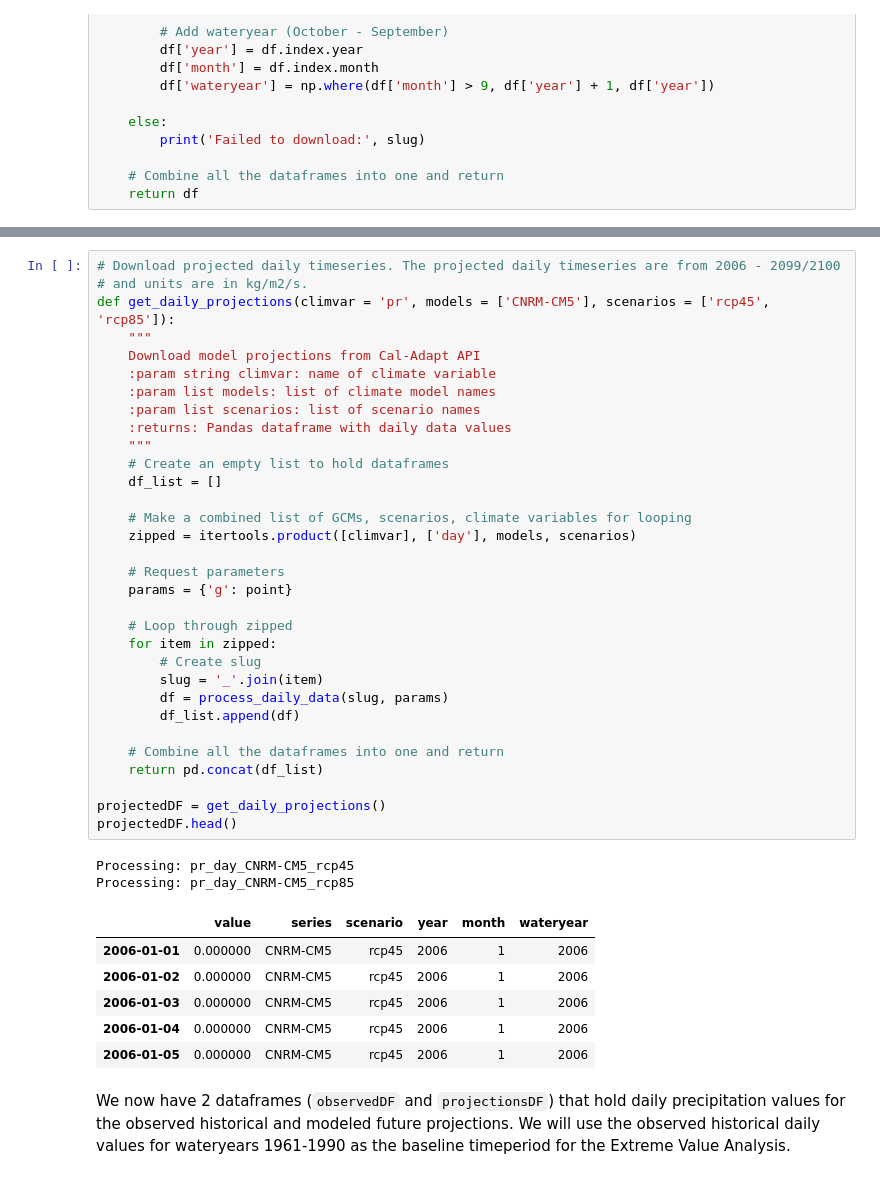
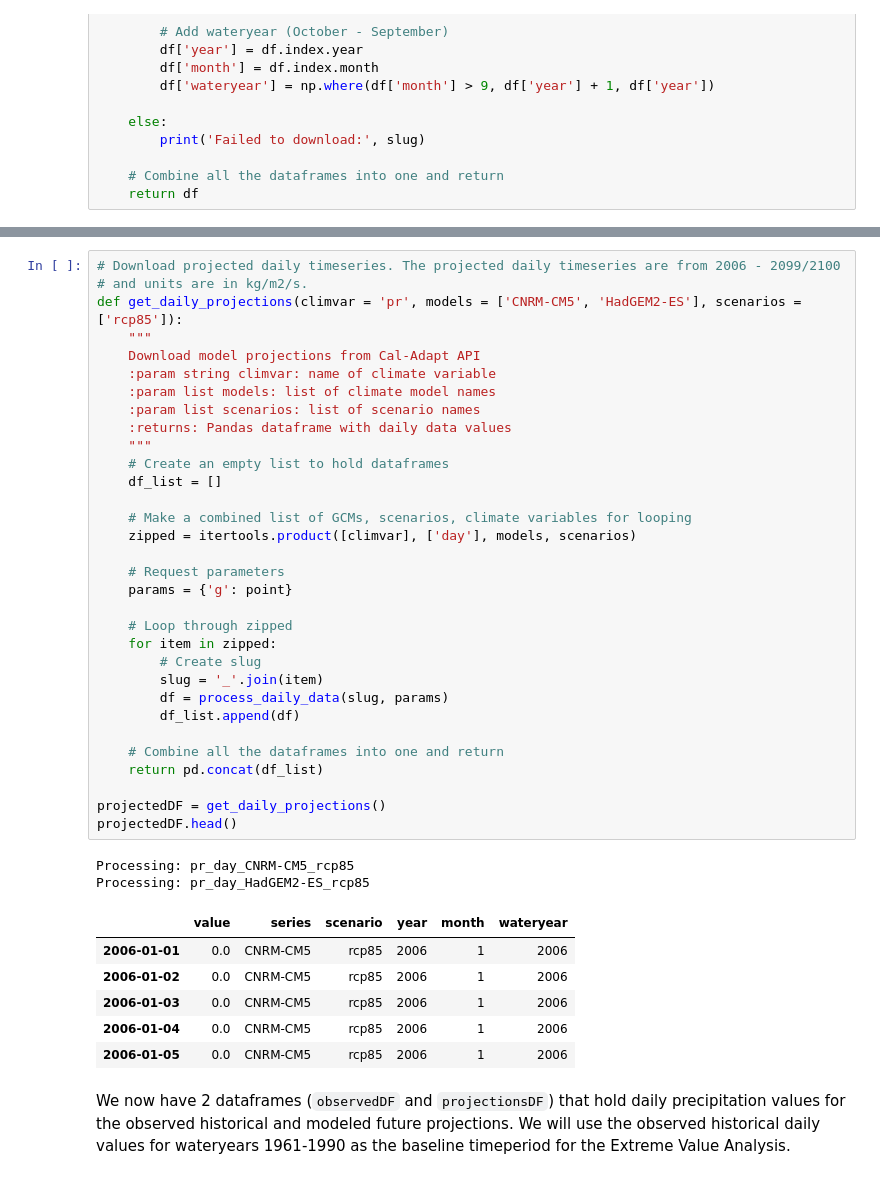
Before and after one commit to berkeley-gif/caladapt-docs, a Jupyter notebook: cookbook/precip_extreme_value_analysis-POT.ipynb, the cells around one changed output, grey strips where cells are left out. Drawn from its saved outputs; the diff is of its cells as text.

```diff
--- a/cookbook/precip_extreme_value_analysis-POT.ipynb
+++ b/cookbook/precip_extreme_value_analysis-POT.ipynb
@@ -141,44 +141,44 @@ Processing: pr_day_livneh
 # %%
 # Download projected daily timeseries. The projected daily timeseries are from 2006 - 2099/2100
 # and units are in kg/m2/s.
-def get_daily_projections(climvar = 'pr', models = ['CNRM-CM5'], scenarios = ['rcp45', 'rcp85']):
+def get_daily_projections(climvar = 'pr', models = ['CNRM-CM5', 'HadGEM2-ES'], scenarios = ['rcp85']):
     """
     Download model projections from Cal-Adapt API
     :param string climvar: name of climate variable
     :param list models: list of climate model names
     :param list scenarios: list of scenario names
     :returns: Pandas dataframe with daily data values
     """
     # Create an empty list to hold dataframes
     df_list = []
 
     # Make a combined list of GCMs, scenarios, climate variables for looping
     zipped = itertools.product([climvar], ['day'], models, scenarios)
 
     # Request parameters
     params = {'g': point}
 
     # Loop through zipped
     for item in zipped:
         # Create slug
         slug = '_'.join(item)
         df = process_daily_data(slug, params)
         df_list.append(df)
 
     # Combine all the dataframes into one and return
     return pd.concat(df_list)
 
 projectedDF = get_daily_projections()
 projectedDF.head()
 # %% [output]
-Processing: pr_day_CNRM-CM5_rcp45
 Processing: pr_day_CNRM-CM5_rcp85
+Processing: pr_day_HadGEM2-ES_rcp85
 |  | value | series | scenario | year | month | wateryear |
-| 2006-01-01 | 0.000000 | CNRM-CM5 | rcp45 | 2006 | 1 | 2006 |
-| 2006-01-02 | 0.000000 | CNRM-CM5 | rcp45 | 2006 | 1 | 2006 |
-| 2006-01-03 | 0.000000 | CNRM-CM5 | rcp45 | 2006 | 1 | 2006 |
-| 2006-01-04 | 0.000000 | CNRM-CM5 | rcp45 | 2006 | 1 | 2006 |
-| 2006-01-05 | 0.000000 | CNRM-CM5 | rcp45 | 2006 | 1 | 2006 |
+| 2006-01-01 | 0.0 | CNRM-CM5 | rcp85 | 2006 | 1 | 2006 |
+| 2006-01-02 | 0.0 | CNRM-CM5 | rcp85 | 2006 | 1 | 2006 |
+| 2006-01-03 | 0.0 | CNRM-CM5 | rcp85 | 2006 | 1 | 2006 |
+| 2006-01-04 | 0.0 | CNRM-CM5 | rcp85 | 2006 | 1 | 2006 |
+| 2006-01-05 | 0.0 | CNRM-CM5 | rcp85 | 2006 | 1 | 2006 |
 # %% [markdown]
 We now have 2 dataframes (`observedDF` and `projectionsDF`) that hold daily precipitation values for the observed historical and modeled future projections. We will use the observed historical daily values for wateryears 1961-1990 as the baseline timeperiod for the Extreme Value Analysis.
 # %% [markdown]
```
Also changed, not shown: parts of 16 cells of this notebook.
